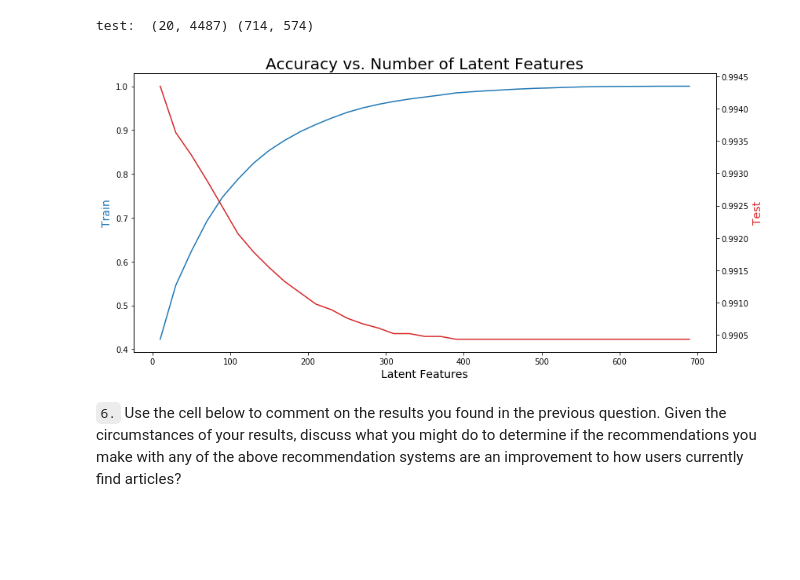
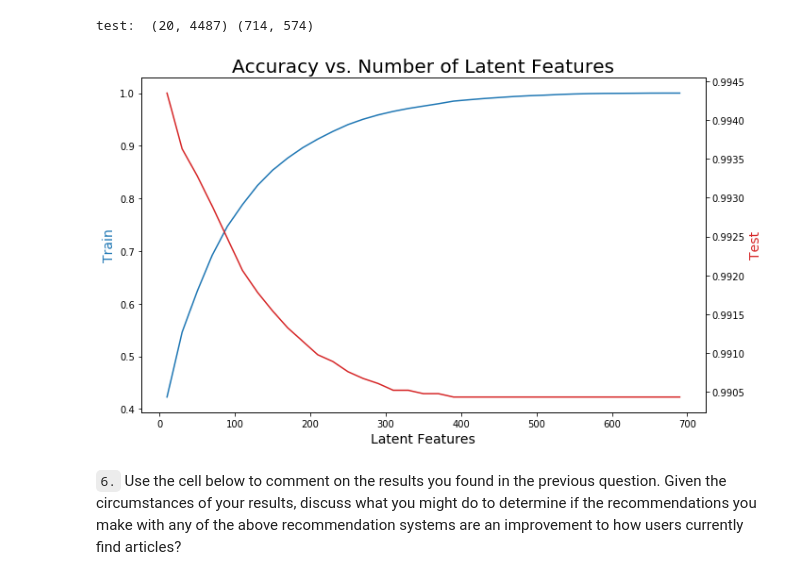
Before and after one commit to Arjunar92/Recommendations_with_IBM_Project, a Jupyter notebook: Recommendations_with_IBM.ipynb, the cells around one changed output. Saved outputs shown, nothing was run; the diff lists cells and outputs as text; code cells hidden in the pictures; blank space fills up the shorter version.

```diff
--- a/Recommendations_with_IBM.ipynb
+++ b/Recommendations_with_IBM.ipynb
@@ -736,7 +738,7 @@ Int64Index([2917, 3024, 3093, 3193, 3527, 3532, 3684, 3740, 3777, 3801,
 train_idx = list(user_item_train.index)
 test_idx = list(user_item_test.index)
 
-common_id = set(train_list) & set(test_list)
+common_id = set(train_idx) & set(test_idx)
 len(common_id)
 # %% [output]
 20
@@ -811,29 +813,29 @@ for k in num_latent_feats:
     test_sum_errs.append(test_err)
 # %%
 
-fig, ax1 = plt.subplots(figsize=(12,6))
+fig, ax1 = plt.subplots(figsize=(10,6))
 
 color = 'tab:blue'
 ax1.set_xlabel('Latent Features', fontsize=14)
 ax1.set_ylabel('Train', color=color, fontsize=14)
 ax1.plot(num_latent_feats, 1 - np.array(train_sum_errs)/df.shape[0], color=color)
 
 ax2 = ax1.twinx()  # instantiate a second axes that shares the same x-axis
 
 color = 'tab:red'
 ax2.set_ylabel('Test', color=color, fontsize=14)  # we already handled the x-label with ax1
 ax2.plot(num_latent_feats, 1 - np.array(test_sum_errs)/df.shape[0], color=color);
 
 
 plt.xlabel('Number of Latent Features');
 plt.title('Accuracy vs. Number of Latent Features', fontsize=20);
 
 
 fig.tight_layout()  # otherwise the right y-label is slightly clipped
 plt.legend()
 plt.show()
 # %% [output]
-[figure, old version]
+[figure, new version]
 # %% [markdown]
 `6.` Use the cell below to comment on the results you found in the previous question. Given the circumstances of your results, discuss what you might do to determine if the recommendations you make with any of the above recommendation systems are an improvement to how users currently find articles?
 # %% [markdown]
```
Also changed, not shown: parts of 11 cells of this notebook.
